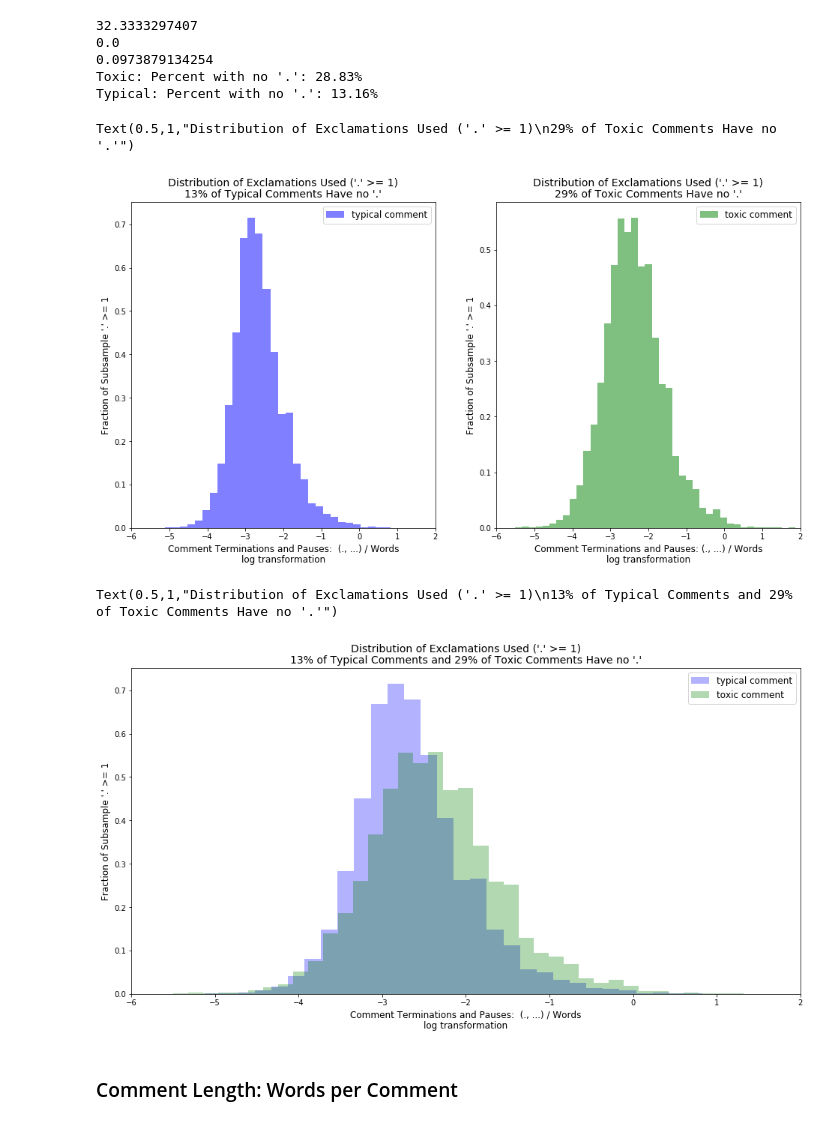
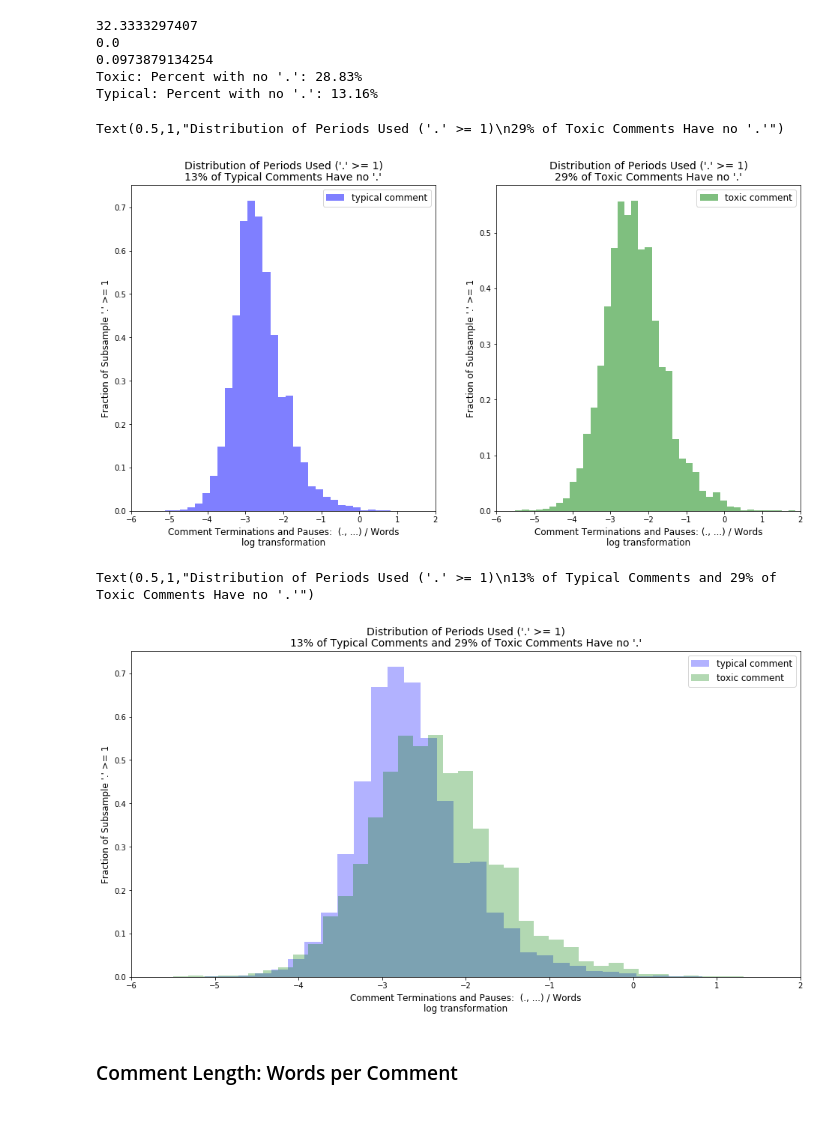
Before and after one commit to pixelatedbrian/polished-vernacular, a Jupyter notebook: notebooks/toxic_comment_eda_round_4.ipynb, the cells around one changed output. Cells and saved outputs as stored; diff of their text form; code cells hidden in the pictures.

```diff
--- a/notebooks/toxic_comment_eda_round_4.ipynb
+++ b/notebooks/toxic_comment_eda_round_4.ipynb
@@ -458,29 +484,29 @@ Typical: Percent with no '.': 13.16%
 # %%
 fig, axs = plt.subplots(1, 2, figsize=(16, 8))
 
 _good = good_stuff[good_stuff.loc[:, "dot_r"] != 0]
 _bad = bad_stuff[bad_stuff.loc[:, "dot_r"] != 0]
 
 _ = axs[0].hist(np.log(_good.loc[:, "dot_r"]), bins=50, normed=True, color='blue', alpha=0.5, label="typical comment")
 _ = axs[1].hist(np.log(_bad.loc[:, "dot_r"]), bins=50, normed=True, color='green', alpha=0.5, label="toxic comment")
 
 axs[0].legend(fontsize=12)
 axs[1].legend(fontsize=12)
 
 axs[0].set_xlabel("Comment Terminations and Pauses:  (., ...) / Words\nlog transformation", size=12)
 axs[1].set_xlabel("Comment Terminations and Pauses: (., ...) / Words\nlog transformation", size=12)
 
 axs[0].set_ylabel("Fraction of Subsample '.' >= 1", size=12)
 axs[1].set_ylabel("Fraction of Subsample '.' >= 1", size=12)
 
 axs[0].set_xlim(-6, 2.0)
 axs[1].set_xlim(-6, 2.0)
 
-axs[0].set_title("Distribution of Exclamations Used ('.' >= 1)\n13% of Typical Comments Have no '.'", size=14)
-axs[1].set_title("Distribution of Exclamations Used ('.' >= 1)\n29% of Toxic Comments Have no '.'", size=14)
+axs[0].set_title("Distribution of Periods Used ('.' >= 1)\n13% of Typical Comments Have no '.'", size=14)
+axs[1].set_title("Distribution of Periods Used ('.' >= 1)\n29% of Toxic Comments Have no '.'", size=14)
 # %% [output]
-Text(0.5,1,"Distribution of Exclamations Used ('.' >= 1)\n29% of Toxic Comments Have no '.'")
+Text(0.5,1,"Distribution of Periods Used ('.' >= 1)\n29% of Toxic Comments Have no '.'")
-[figure, old version]
+[figure, new version]
 # %%
 fig, axs = plt.subplots(figsize=(16, 8))
 
@@ -502,11 +528,11 @@ axs.set_ylabel("Fraction of Subsample '.' >= 1", size=12)
 axs.set_xlim(-6, 2.0)
 # axs[1].set_xlim(-8, 6.0)
 
-axs.set_title("Distribution of Exclamations Used ('.' >= 1)\n13% of Typical Comments and 29% of Toxic Comments Have no '.'", size=14)
+axs.set_title("Distribution of Periods Used ('.' >= 1)\n13% of Typical Comments and 29% of Toxic Comments Have no '.'", size=14)
 # axs[1].set_title("Distribution of Question Marks Used ('?' >= 1)\n74.7% of Toxic Comments Have no '?'", size=14)
 # %% [output]
-Text(0.5,1,"Distribution of Exclamations Used ('.' >= 1)\n13% of Typical Comments and 29% of Toxic Comments Have no '.'")
+Text(0.5,1,"Distribution of Periods Used ('.' >= 1)\n13% of Typical Comments and 29% of Toxic Comments Have no '.'")
-[figure, old version]
+[figure, new version]
 # %% [markdown]
 ### Comment Length:  Words per Comment
 # %%
```
Also changed, not shown: parts of 3 cells of this notebook.
